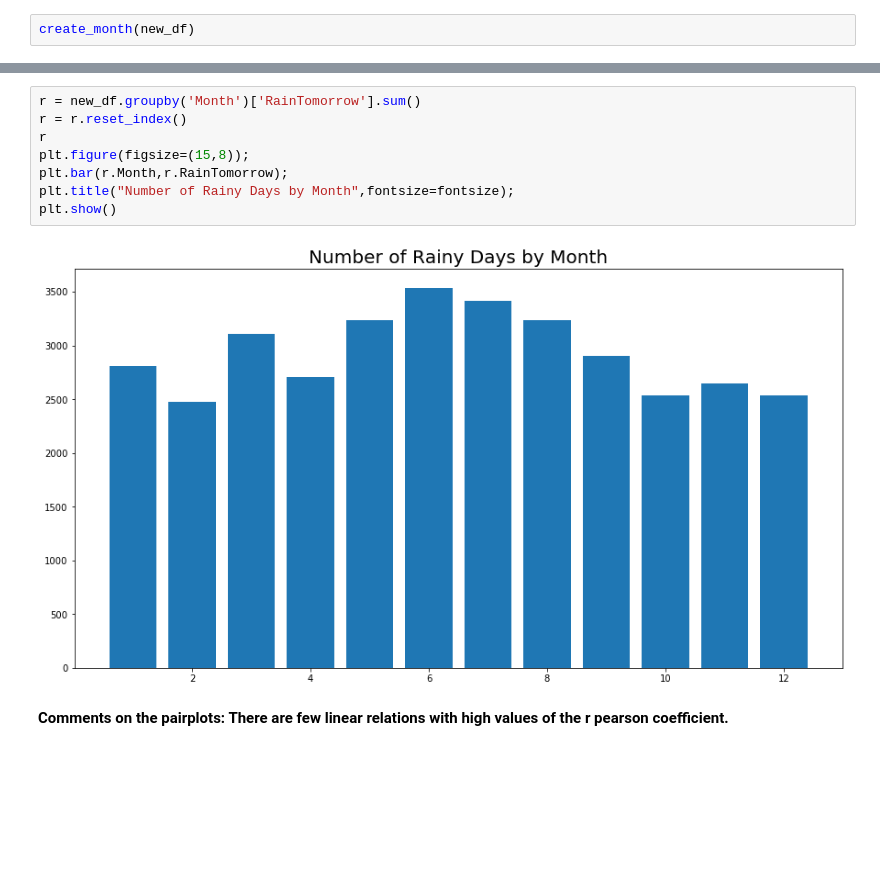
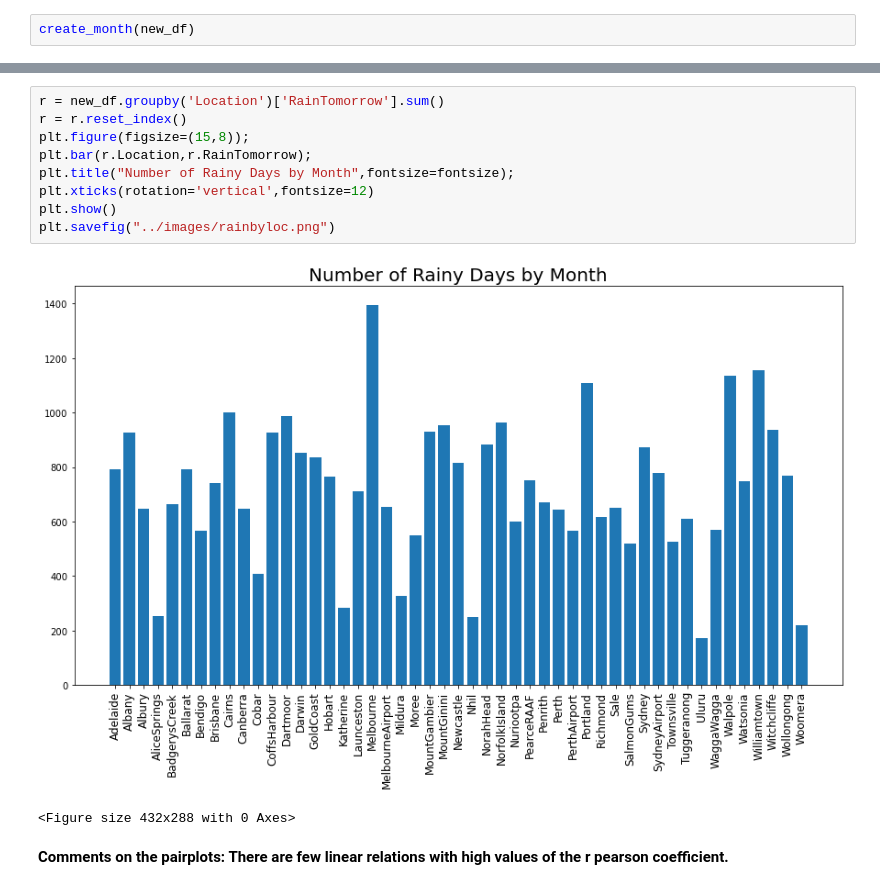
Before and after one commit to ekostrov/PredictRainKaggle, a Jupyter notebook: JupyterNotebooks/Jupyter.ipynb, the cells around one changed output, grey strips where cells are left out. Cells and saved outputs as stored; diff of their text form; blank space fills up the shorter version.

```diff
--- a/JupyterNotebooks/Jupyter.ipynb
+++ b/JupyterNotebooks/Jupyter.ipynb
@@ -143,13 +213,15 @@ create_month(new_df)
 # %%
-r = new_df.groupby('Month')['RainTomorrow'].sum()
+r = new_df.groupby('Location')['RainTomorrow'].sum()
 r = r.reset_index()
-r
 plt.figure(figsize=(15,8));
-plt.bar(r.Month,r.RainTomorrow);
+plt.bar(r.Location,r.RainTomorrow);
 plt.title("Number of Rainy Days by Month",fontsize=fontsize);
+plt.xticks(rotation='vertical',fontsize=12)
 plt.show()
+plt.savefig("../images/rainbyloc.png")
 # %% [output]
-[figure, old version]
+[figure, new version]
+<Figure size 432x288 with 0 Axes>
 # %% [markdown]
 **Comments on the pairplots: There are few linear relations with high values of the r pearson coefficient.**
 # %% [markdown]
```
Also changed, not shown: parts of 59 cells of this notebook, 7 other files.
